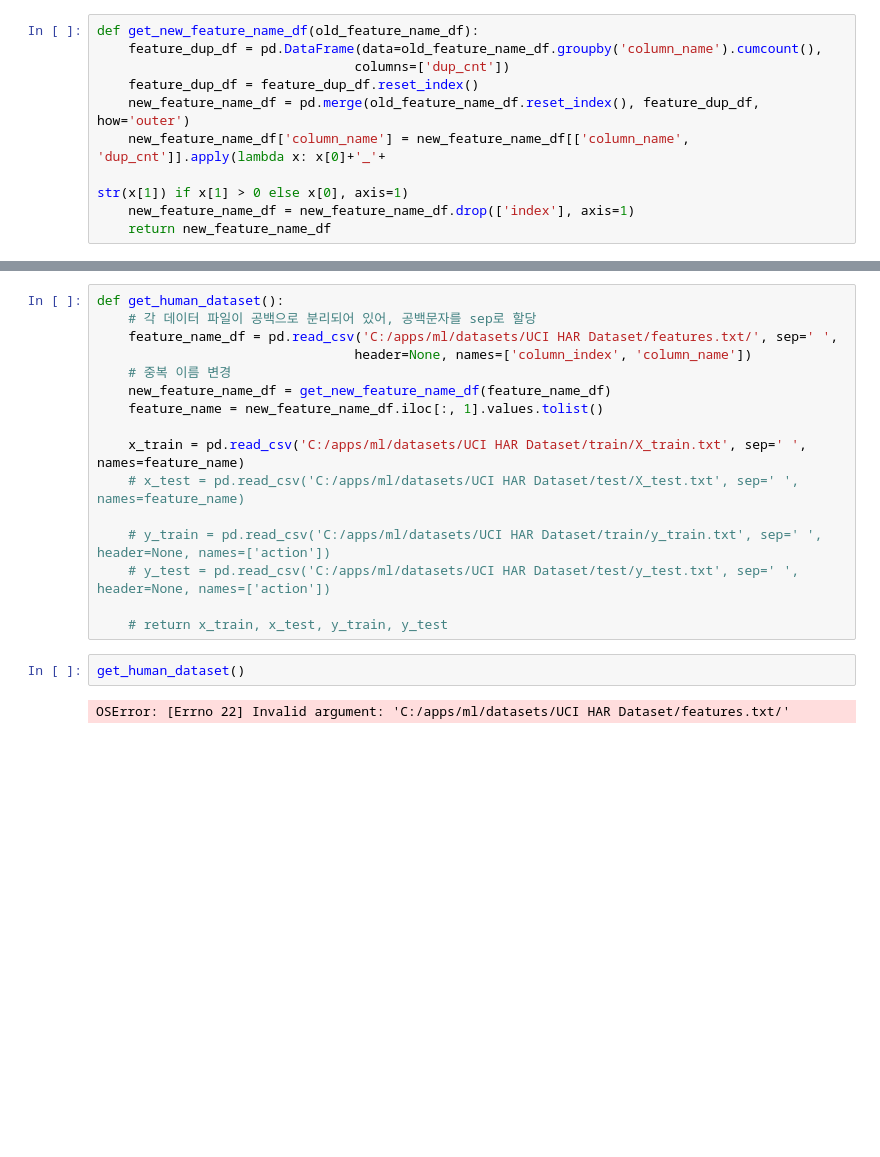
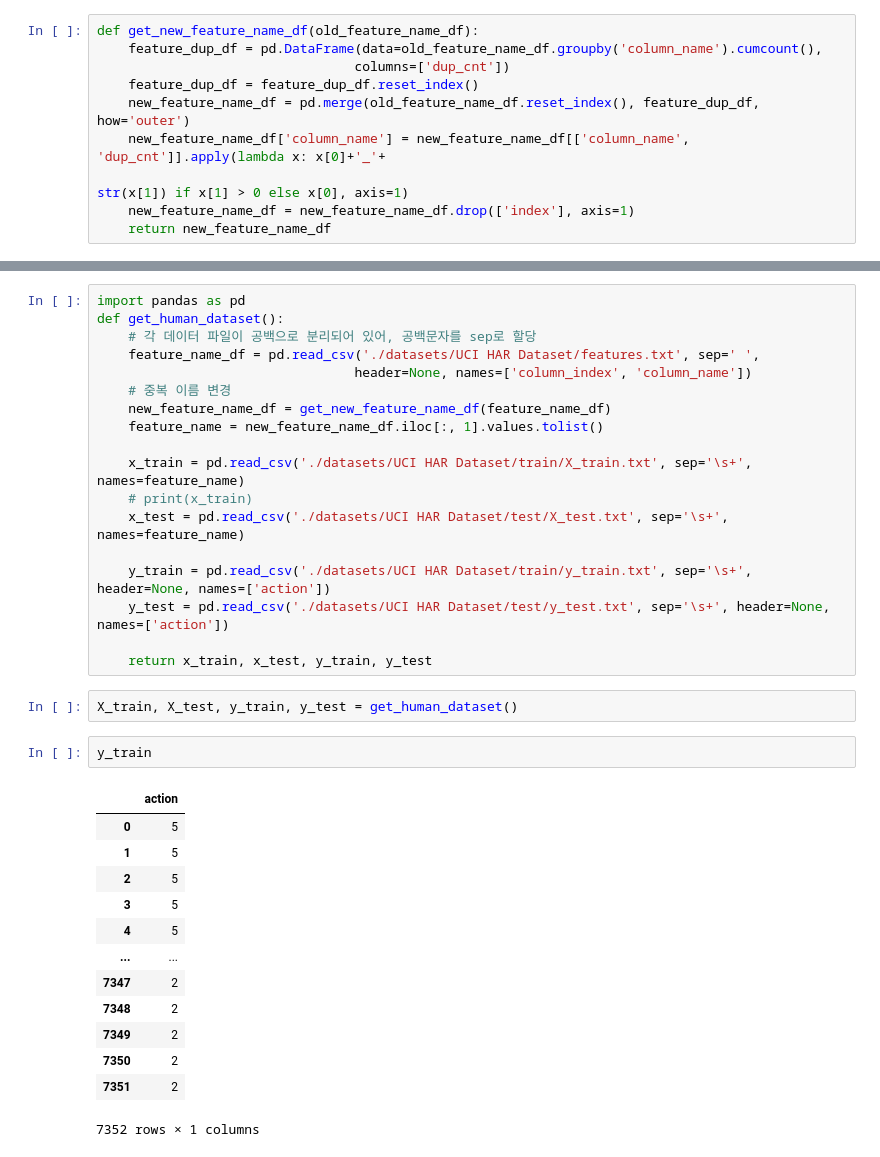
Before and after one commit to kbigdata0010/ml, a Jupyter notebook: HumanActivityRecognition.ipynb, the cells around one changed output, grey strips where cells are left out. Saved outputs shown, nothing was run; the diff lists cells and outputs as text; blank space fills up the shorter version.

```diff
--- a/HumanActivityRecognition.ipynb
+++ b/HumanActivityRecognition.ipynb
@@ -77,20 +65,36 @@ get_new_feature_name_df(feature_name_df)
 # %%
+import pandas as pd
 def get_human_dataset():
     # 각 데이터 파일이 공백으로 분리되어 있어, 공백문자를 sep로 할당
-    feature_name_df = pd.read_csv('C:/apps/ml/datasets/UCI HAR Dataset/features.txt/', sep=' ',
+    feature_name_df = pd.read_csv('./datasets/UCI HAR Dataset/features.txt', sep=' ',
                                  header=None, names=['column_index', 'column_name'])
     # 중복 이름 변경
     new_feature_name_df = get_new_feature_name_df(feature_name_df)
     feature_name = new_feature_name_df.iloc[:, 1].values.tolist()
 
-    x_train = pd.read_csv('C:/apps/ml/datasets/UCI HAR Dataset/train/X_train.txt', sep=' ', names=feature_name)
-    # x_test = pd.read_csv('C:/apps/ml/datasets/UCI HAR Dataset/test/X_test.txt', sep=' ', names=feature_name)
+    x_train = pd.read_csv('./datasets/UCI HAR Dataset/train/X_train.txt', sep='\s+', names=feature_name)
+    # print(x_train)
+    x_test = pd.read_csv('./datasets/UCI HAR Dataset/test/X_test.txt', sep='\s+', names=feature_name)
 
-    # y_train = pd.read_csv('C:/apps/ml/datasets/UCI HAR Dataset/train/y_train.txt', sep=' ', header=None, names=['action'])
-    # y_test = pd.read_csv('C:/apps/ml/datasets/UCI HAR Dataset/test/y_test.txt', sep=' ', header=None, names=['action'])
+    y_train = pd.read_csv('./datasets/UCI HAR Dataset/train/y_train.txt', sep='\s+', header=None, names=['action'])
+    y_test = pd.read_csv('./datasets/UCI HAR Dataset/test/y_test.txt', sep='\s+', header=None, names=['action'])
 
-    # return x_train, x_test, y_train, y_test
+    return x_train, x_test, y_train, y_test
 # %%
-get_human_dataset()
+X_train, X_test, y_train, y_test = get_human_dataset()
-# %% [output]
-OSError: [Errno 22] Invalid argument: 'C:/apps/ml/datasets/UCI HAR Dataset/features.txt/'
+# %%
+y_train
+# %% [output]
+|  | action |
+| 0 | 5 |
+| 1 | 5 |
+| 2 | 5 |
+| 3 | 5 |
+| 4 | 5 |
+| ... | ... |
+| 7347 | 2 |
+| 7348 | 2 |
+| 7349 | 2 |
+| 7350 | 2 |
+| 7351 | 2 |
+7352 rows × 1 columns
```
Also changed, not shown: parts of 1 cell of this notebook.
